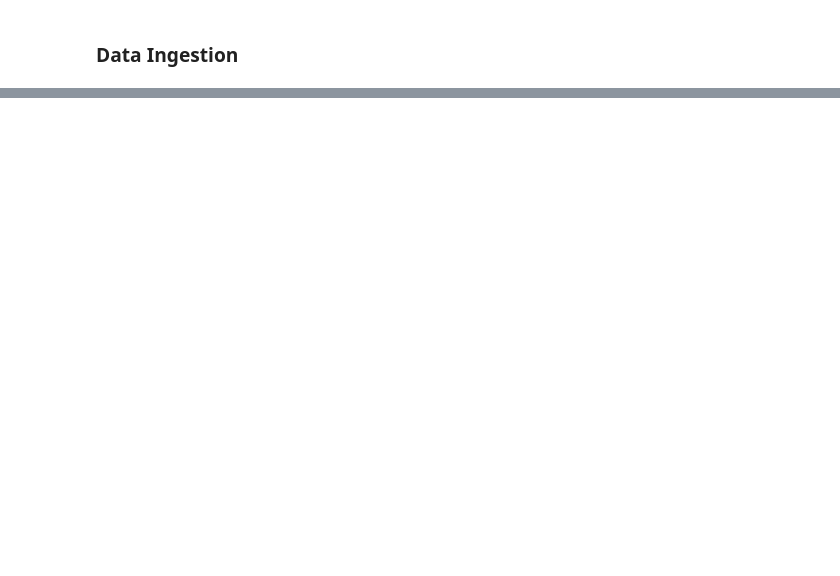
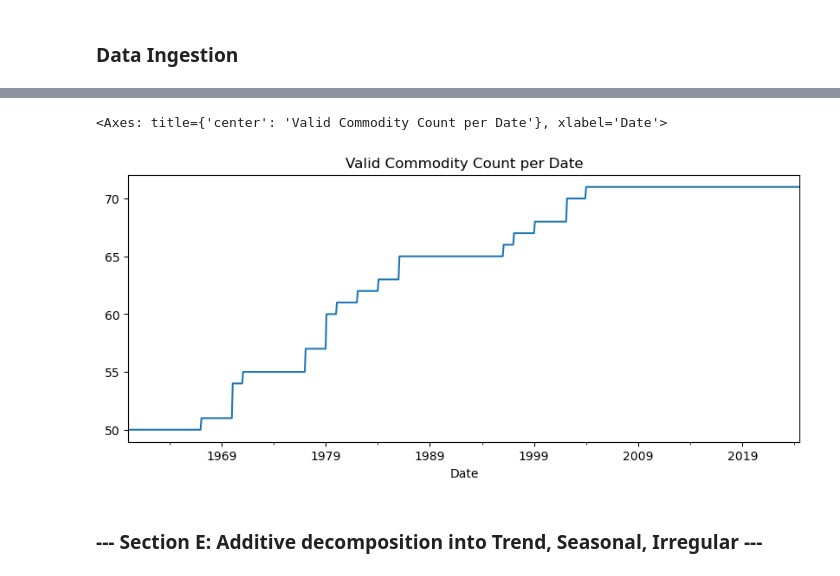
Before and after one commit to atkrish0/econometric-forecasting, a Jupyter notebook: cvm/soft_v2.ipynb, the cells around one changed output, grey strips where cells are left out. Cells and saved outputs as stored; diff of their text form; code cells hidden in the pictures; blank space fills up the shorter version.

```diff
--- a/cvm/soft_v2.ipynb
+++ b/cvm/soft_v2.ipynb
@@ -131,0 +322,20 @@ AttributeError: 'dict' object has no attribute 'iloc'
+# %%
+# Ensure prices_real exists from Section C
+assert 'prices_real' in locals(), "Run Section C first."
+
+# 1. Compute arithmetic (not log) returns, column-wise
+returns = prices_real.pct_change().dropna(how='all')
+
+# 2. Drop the first row (NaN)
+#returns = returns.dropna()
+
+# 3. Optional: replace extreme outliers with NaN (MATLAB quietly handles infs)
+returns = returns.replace([np.inf, -np.inf], np.nan)
+
+# 4. Save to CSV
+returns.to_csv("returns.csv")
+
+# 5. Quick sanity check
+print("Returns shape:", returns.shape)
+print("Date range:", returns.index.min(), "→", returns.index.max())
+display(returns.iloc[:5, :5])
@@ -131,0 +352,8 @@ AttributeError: 'dict' object has no attribute 'iloc'
+# %%
+print("Expected full range (≈1960–2024):")
+print("Returns index range:", returns.index.min(), "→", returns.index.max())
+
+# Optional: see how many valid (non-NaN) commodities per date
+valid_count = returns.notna().sum(axis=1)
+valid_count.plot(title="Valid Commodity Count per Date", figsize=(10,4))
+# %% [output]
@@ -131,0 +362,4 @@ AttributeError: 'dict' object has no attribute 'iloc'
+<Axes: title={'center': 'Valid Commodity Count per Date'}, xlabel='Date'>
+[figure, added]
+# %% [markdown]
+### --- Section E: Additive decomposition into Trend, Seasonal, Irregular ---
```
Also changed, not shown: parts of 41 cells of this notebook, 9 other files.
